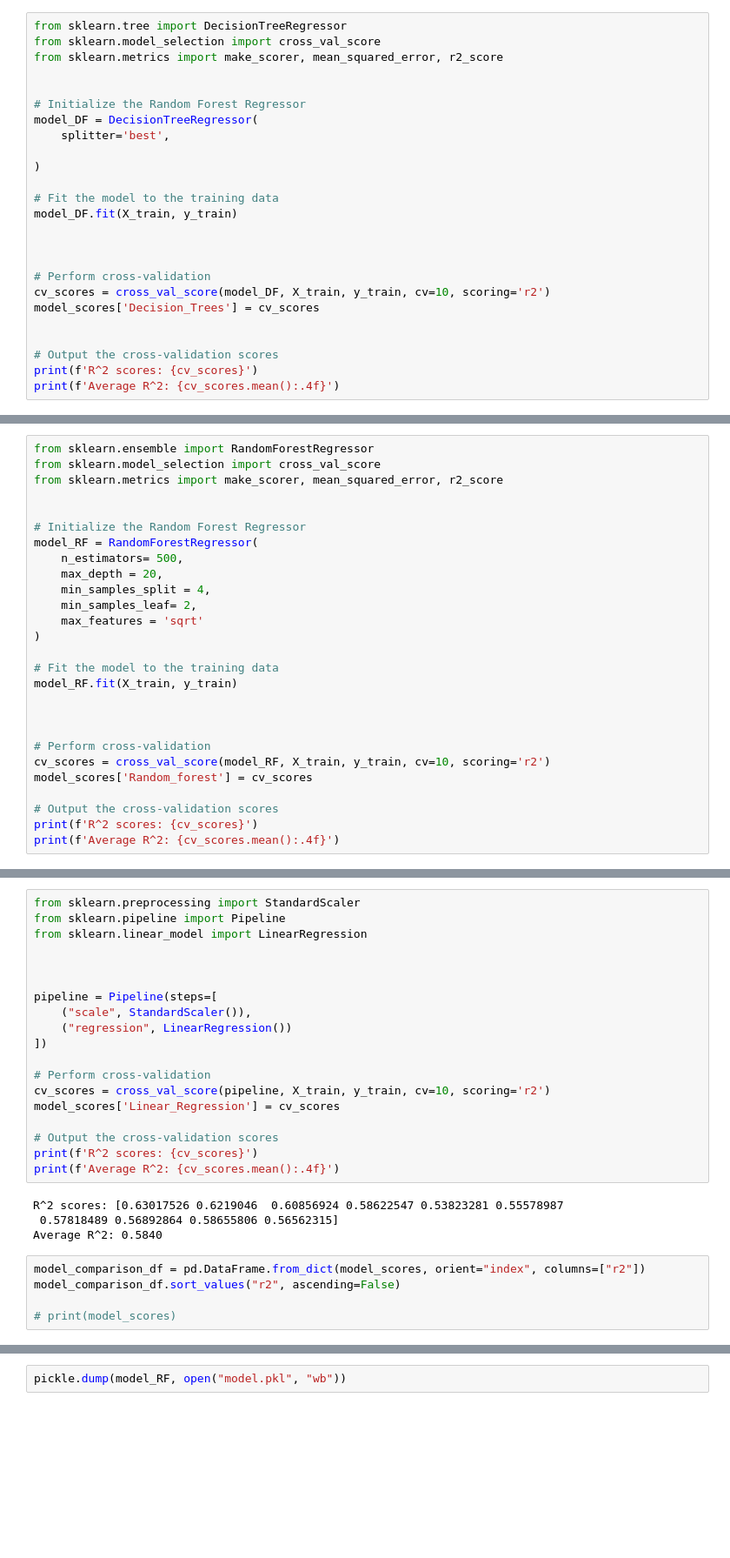
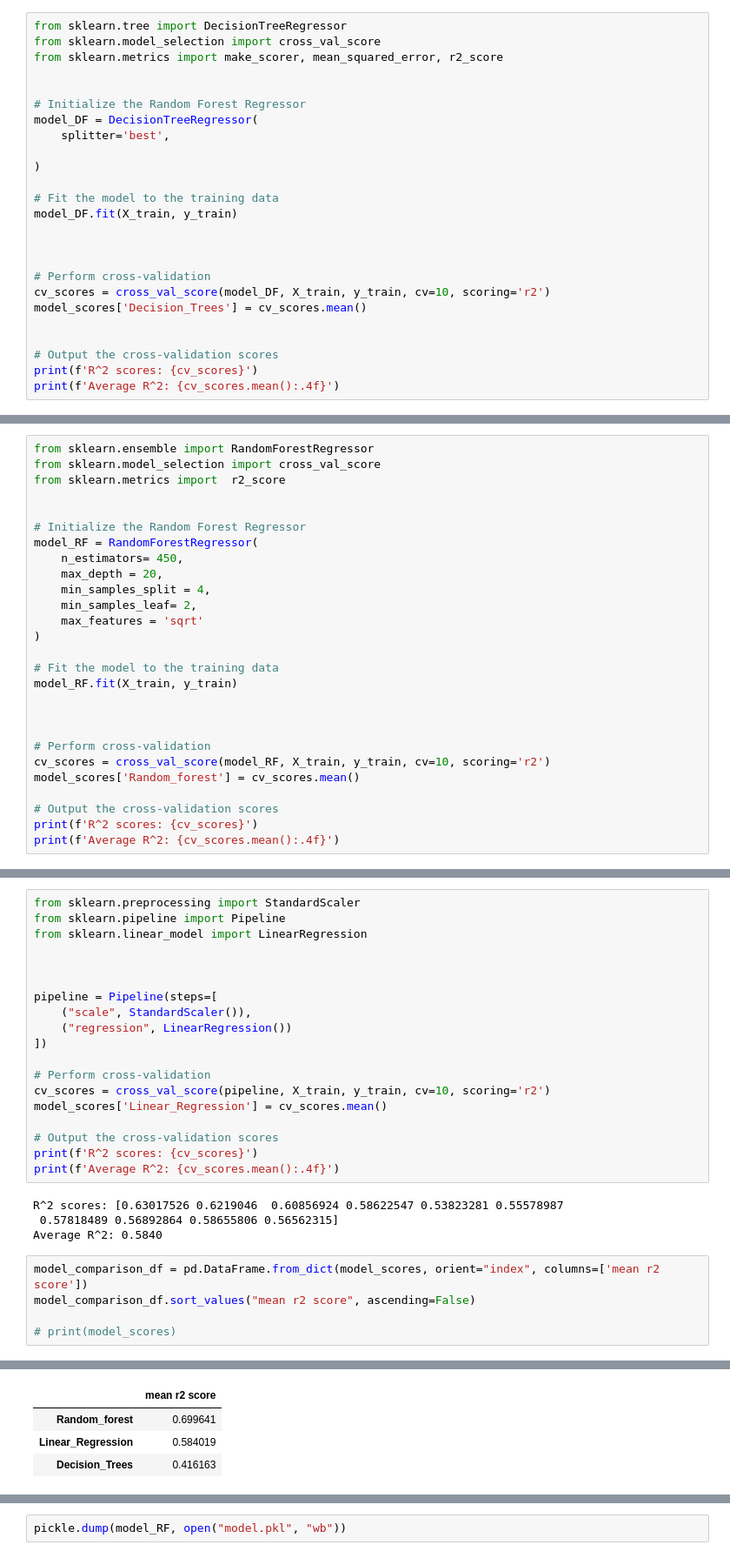
Before and after one commit to rtetteh20/SolarPulse, a Jupyter notebook: main.ipynb, the cells around one changed output, grey strips where cells are left out. Shown at 87% size. Saved outputs shown, nothing was run; the diff lists cells and outputs as text; blank space fills up the shorter version.

```diff
--- a/main.ipynb
+++ b/main.ipynb
@@ -352,7 +352,7 @@ model_DF.fit(X_train, y_train)
 
 # Perform cross-validation
 cv_scores = cross_val_score(model_DF, X_train, y_train, cv=10, scoring='r2')
-model_scores['Decision_Trees'] = cv_scores
+model_scores['Decision_Trees'] = cv_scores.mean()
 
 
 # Output the cross-validation scores
@@ -367,12 +367,12 @@ Average R^2: 0.3951
 # %%
 from sklearn.ensemble import RandomForestRegressor
 from sklearn.model_selection import cross_val_score
-from sklearn.metrics import make_scorer, mean_squared_error, r2_score
+from sklearn.metrics import  r2_score
 
 
 # Initialize the Random Forest Regressor
 model_RF = RandomForestRegressor(
-    n_estimators= 500,
+    n_estimators= 450,
     max_depth = 20,
     min_samples_split = 4,
     min_samples_leaf= 2,
@@ -386,7 +386,7 @@ model_RF.fit(X_train, y_train)
 
 # Perform cross-validation
 cv_scores = cross_val_score(model_RF, X_train, y_train, cv=10, scoring='r2')
-model_scores['Random_forest'] = cv_scores
+model_scores['Random_forest'] = cv_scores.mean()
 
 # Output the cross-validation scores
 print(f'R^2 scores: {cv_scores}')
@@ -411,7 +411,7 @@ pipeline = Pipeline(steps=[
 
 # Perform cross-validation
 cv_scores = cross_val_score(pipeline, X_train, y_train, cv=10, scoring='r2')
-model_scores['Linear_Regression'] = cv_scores
+model_scores['Linear_Regression'] = cv_scores.mean()
 
 # Output the cross-validation scores
 print(f'R^2 scores: {cv_scores}')
@@ -421,8 +421,8 @@ R^2 scores: [0.63017526 0.6219046  0.60856924 0.58622547 0.53823281 0.55578987
  0.57818489 0.56892864 0.58655806 0.56562315]
 Average R^2: 0.5840
 # %%
-model_comparison_df = pd.DataFrame.from_dict(model_scores, orient="index", columns=["r2"])
-model_comparison_df.sort_values("r2", ascending=False)
+model_comparison_df = pd.DataFrame.from_dict(model_scores, orient="index", columns=['mean r2 score'])
+model_comparison_df.sort_values("mean r2 score", ascending=False)
 
 # print(model_scores)
 # %% [output]
@@ -429,0 +429,4 @@ ValueError: 1 columns passed, passed data had 10 columns
+|  | mean r2 score |
+| Random_forest | 0.699641 |
+| Linear_Regression | 0.584019 |
+| Decision_Trees | 0.416163 |
```
Also changed, not shown: parts of 5 cells of this notebook, 1 other file.
